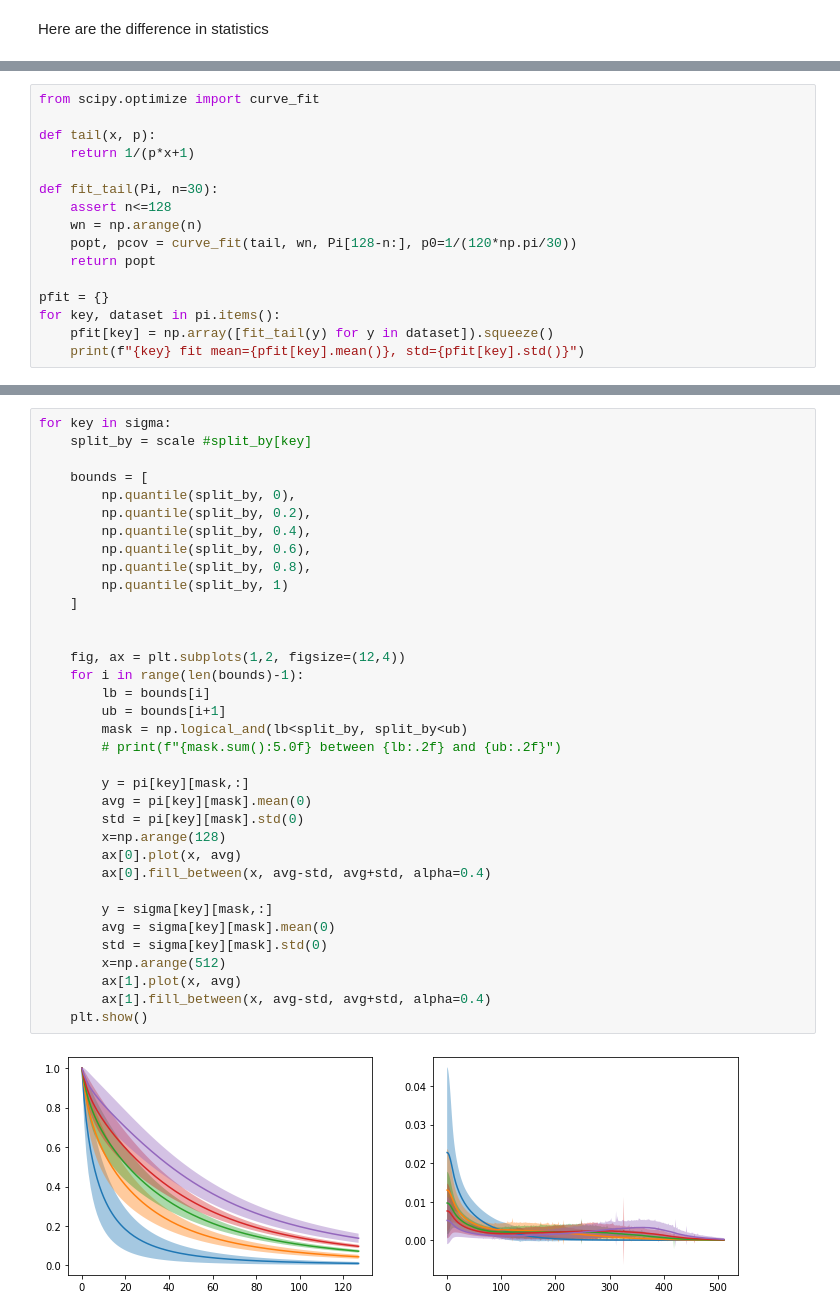
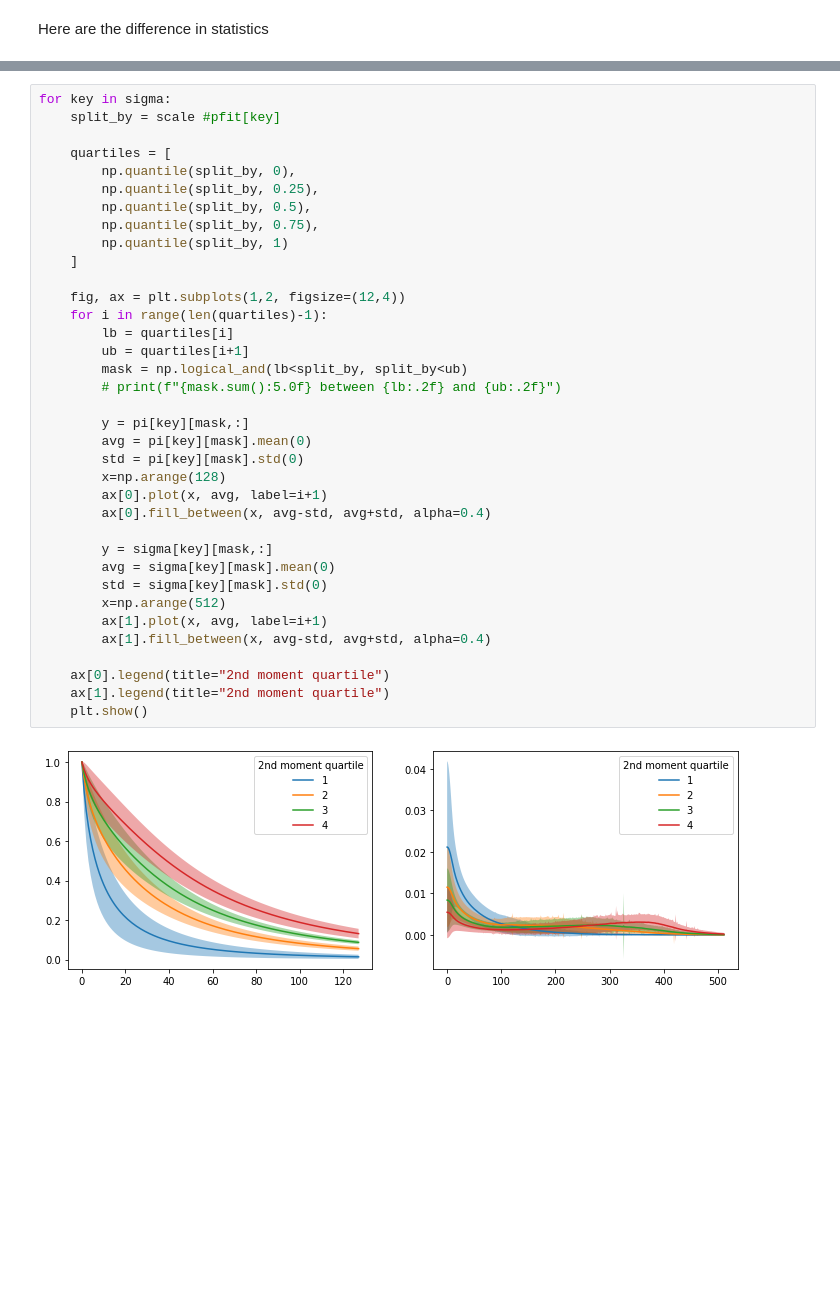
Before and after one commit to simonverret/deep_continuation, a Jupyter notebook: examples/dataset_statistics.ipynb, the cells around one changed output, grey strips where cells are left out. Saved outputs shown, nothing was run; the diff lists cells and outputs as text; blank space fills up the shorter version.

```diff
--- a/examples/dataset_statistics.ipynb
+++ b/examples/dataset_statistics.ipynb
@@ -82,16 +27,0 @@ No artists with labels found to put in legend.  Note that artists whose label st
-# %%
-from scipy.optimize import curve_fit
-
-def tail(x, p):
-    return 1/(p*x+1)
-
-def fit_tail(Pi, n=30):
-    assert n<=128
-    wn = np.arange(n)
-    popt, pcov = curve_fit(tail, wn, Pi[128-n:], p0=1/(120*np.pi/30))
-    return popt
-
-pfit = {}
-for key, dataset in pi.items():
-    pfit[key] = np.array([fit_tail(y) for y in dataset]).squeeze()
-    print(f"{key} fit mean={pfit[key].mean()}, std={pfit[key].std()}")
@@ -101,37 +57,38 @@ rescale fit mean=7.47050010784037, std=0.4841929572735135
 # %%
 for key in sigma:
-    split_by = scale #split_by[key]
+    split_by = scale #pfit[key]
 
-    bounds = [
+    quartiles = [
         np.quantile(split_by, 0),
-        np.quantile(split_by, 0.2),
-        np.quantile(split_by, 0.4),
-        np.quantile(split_by, 0.6),
-        np.quantile(split_by, 0.8),
+        np.quantile(split_by, 0.25),
+        np.quantile(split_by, 0.5),
+        np.quantile(split_by, 0.75),
         np.quantile(split_by, 1)
     ]
 
-
     fig, ax = plt.subplots(1,2, figsize=(12,4))
-    for i in range(len(bounds)-1):
-        lb = bounds[i]
-        ub = bounds[i+1]
+    for i in range(len(quartiles)-1):
+        lb = quartiles[i]
+        ub = quartiles[i+1]
         mask = np.logical_and(lb<split_by, split_by<ub)
         # print(f"{mask.sum():5.0f} between {lb:.2f} and {ub:.2f}")
 
         y = pi[key][mask,:]
         avg = pi[key][mask].mean(0)
         std = pi[key][mask].std(0)
         x=np.arange(128)
-        ax[0].plot(x, avg)
+        ax[0].plot(x, avg, label=i+1)
         ax[0].fill_between(x, avg-std, avg+std, alpha=0.4)
 
         y = sigma[key][mask,:]
         avg = sigma[key][mask].mean(0)
         std = sigma[key][mask].std(0)
         x=np.arange(512)
-        ax[1].plot(x, avg)
+        ax[1].plot(x, avg, label=i+1)
         ax[1].fill_between(x, avg-std, avg+std, alpha=0.4)
+
+    ax[0].legend(title="2nd moment quartile")
+    ax[1].legend(title="2nd moment quartile")
     plt.show()
 # %% [output]
-[figure, old version]
+[figure, new version]
```
Also changed, not shown: parts of 10 cells of this notebook, 1 other file.
